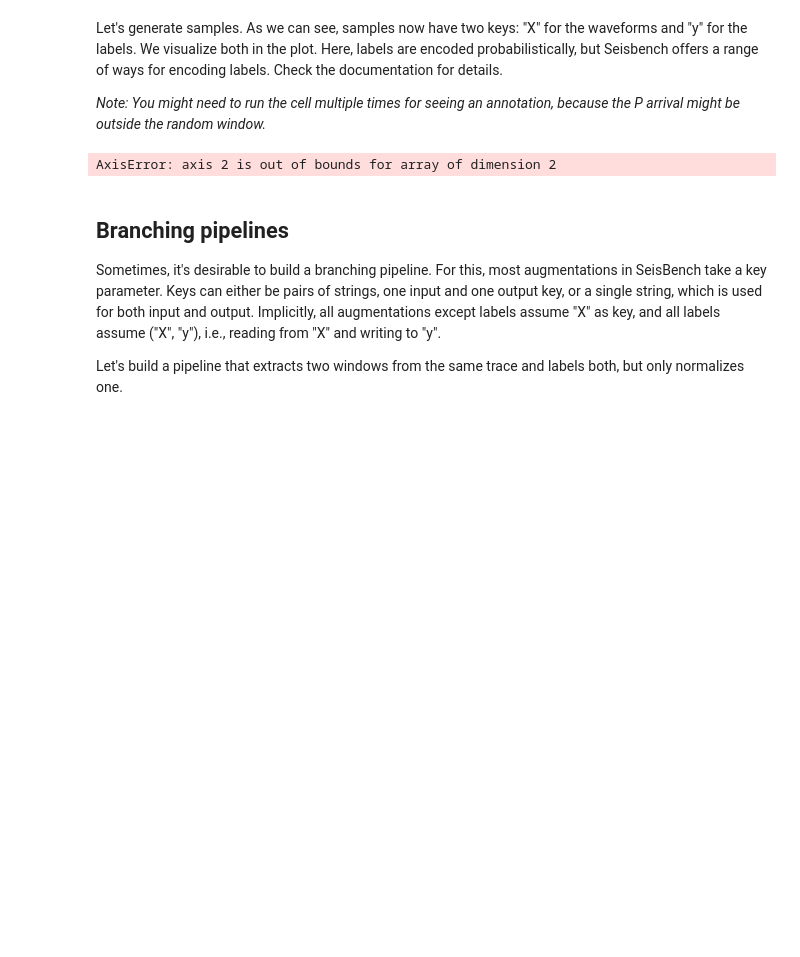
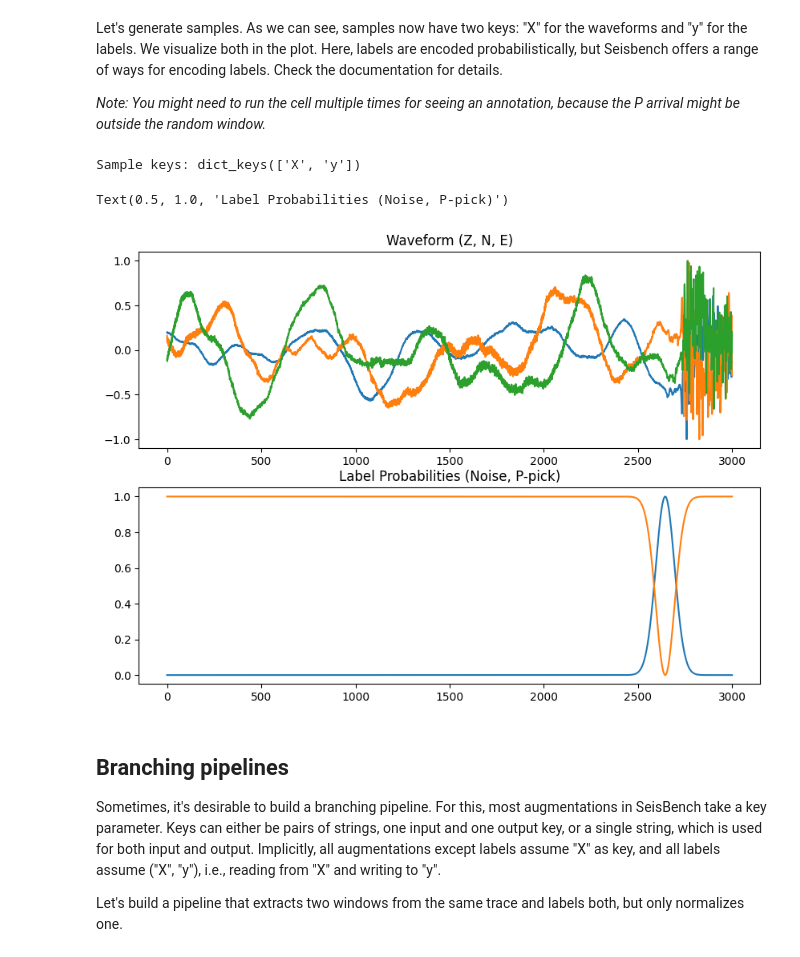
Before and after one commit to FatmaelzahraaElkhayat/Seisbench_Greece, a Jupyter notebook: examples/01c_generator_pipelines.ipynb, the cells around one changed output. Drawn from its saved outputs; the diff is of its cells as text; code cells hidden in the pictures; blank space fills up the shorter version.

```diff
--- a/examples/01c_generator_pipelines.ipynb
+++ b/examples/01c_generator_pipelines.ipynb
@@ -218,51 +218,52 @@ Let's generate samples. As we can see, samples now have two keys: "X" for the wa
 
 *Note: You might need to run the cell multiple times for seeing an annotation, because the P arrival might be outside the random window.*
 # %%
+# generate samples and visualize both two keys of samples: "X" for the waveforms and "y" for the labels. Wein the plot
+Get the 200th example from the generator.
+# This returns a dictionary containing:
+#   "X": the waveform data [3 channels(Z = vertical, N = north, E = east),  window length of 3000 samples]
+#   "y": the label array [3000, 2] as The label data "y" is added using ProbabilisticLabeller with dim=2 that creates a 2-class label for each time step (First column → Noise probability and Second column → P-pick probability)
+sample = generator[200]
 
-sample = generator[200]
-print("Sample keys:", sample.keys())
 
+# Print out the keys in the sample dictionary to confirm both waveform and labels exist
+print("Sample keys:", sample.keys())        # Expected: dict_keys(['X', 'y'])
+
+# Create a figure for plotting with size 10x7 inches
 fig = plt.figure(figsize=(10, 7))
+# Create 2 vertical subplots: axs[0] → waveform,   axs[1] → labels
 axs = fig.subplots(2, 1)
+
+# Plot the waveform
+# - sample["X"] has shape (3, 3000), so we transpose it to (3000, 3) for correct time plotting
+# - This will show 3 colored traces (Z, N, E components)
 axs[0].plot(sample["X"].T);
+axs[0].set_title("Waveform (Z, N, E)")
+
+# Plot the label probabilities
+# - sample["y"] has shape (3000, 2): first column = Noise, second = P-pick
+# - Transposing gives (2, 3000), so each class is plotted as a line over time
 axs[1].plot(sample["y"].T);
+axs[1].set_title("Label Probabilities (Noise, P-pick)")
+
+# Adjust spacing between subplots for better layout
+# plt.tight_layout()
+
+# Show the full plot
+# plt.show()
 
 
 
-
-# Get a sample from the generator
-sample = generator[200]
-
-# Print keys and shapes to understand the structure
-print("Sample keys:", sample.keys())
-print("Shape of X:", sample["X"].shape)
-
-# Some samples might not contain a valid 'y' or the 'y' might be 1D
-if "y" in sample:
-    print("Shape of y:", sample["y"].shape)
-else:
-    print("No 'y' found in sample")
-
-# Create figure and subplots
-fig = plt.figure(figsize=(10, 7))
-axs = fig.subplots(2, 1)
-
-# Plot the waveform (Z, N, E components)
-axs[0].plot(sample["X"].T)
-axs[0].set_title("Waveform (Z, N, E)")
-
-# Only plot labels if "y" exists and is 2D
-if "y" in sample and sample["y"].ndim == 2:
-    axs[1].plot(sample["y"].T)
-    axs[1].set_title("Labels (Noise, P-pick)")
-else:
-    axs[1].text(0.5, 0.5, "No valid 2D labels in this window", ha='center', va='center')
-    axs[1].set_title("Labels Missing or Invalid")
-
-plt.tight_layout()
-plt.show()
+# Output
+# sample = generator[200] returns a dictionary.That dictionary has two keys ('X': the waveform array, and 'y': the label array)
+# Top Plot (Waveform) shows 3 signals: vertical (Z), north (N), and east (E) components.Amplitude is normalized (as expected from Normalize), ranging from -1 to +1. The waveform is smooth and clean, showing clear motion — perfect for training.
+# Bottom Plot (Labels) shows 2 lines. Blue line (Noise): close to 0 across the window — very low probability. Orange line (P-pick): a flat line at 1, means the model thinks the P-arrival is within the window
+#  In this case, the P-pick location is spread smoothly due to the Gaussian function used by ProbabilisticLabeller.
+# If the orange line is flat and wide, the pick falls near the center; if it's sharp and narrow, the P arrival is right at that spot.
 # %% [output]
-AxisError: axis 2 is out of bounds for array of dimension 2
+Sample keys: dict_keys(['X', 'y'])
+Text(0.5, 1.0, 'Label Probabilities (Noise, P-pick)')
+[figure, added]
 # %% [markdown]
 ## Branching pipelines
 
```
